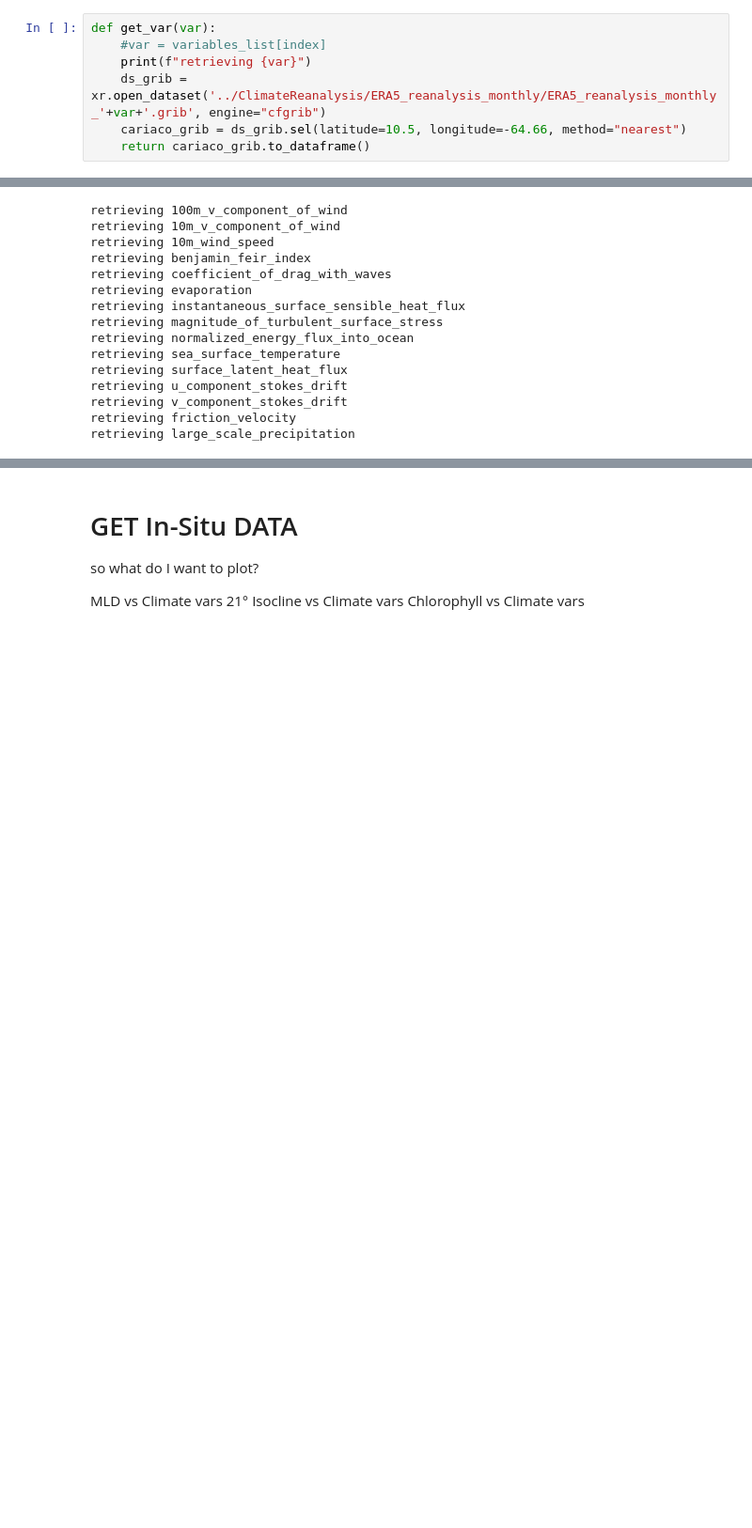
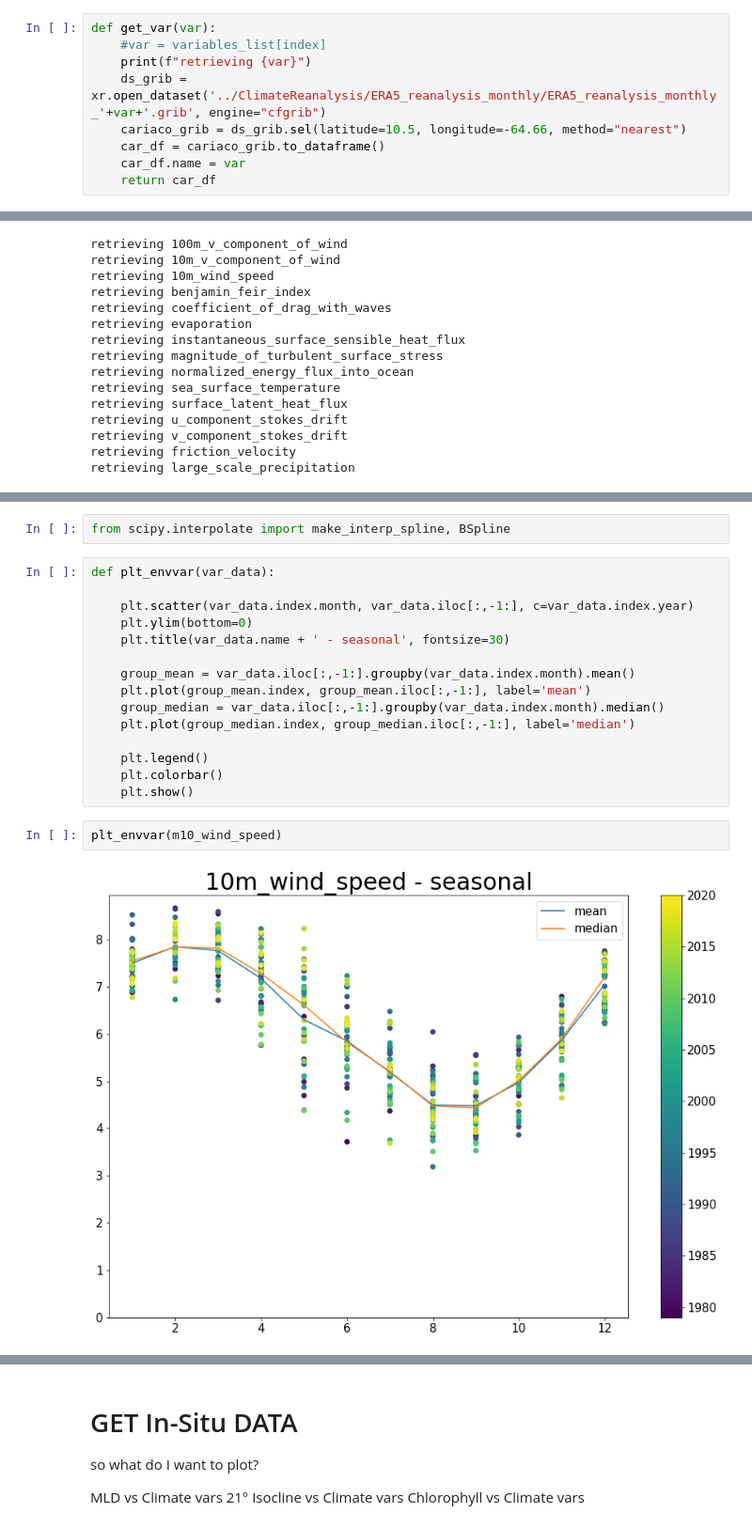
Before and after one commit to ben1post/BennyPhD, a Jupyter notebook: CaRiaco/SCRIPPS/CARIACO_data/PrelimDataExploration/PLOT_InSituVSClimateReanalysis.ipynb, the cells around one changed output, grey strips where cells are left out. Shown at 94% size. Saved outputs shown, nothing was run; the diff lists cells and outputs as text; blank space fills up the shorter version.

```diff
--- a/CaRiaco/SCRIPPS/CARIACO_data/PrelimDataExploration/PLOT_InSituVSClimateReanalysis.ipynb
+++ b/CaRiaco/SCRIPPS/CARIACO_data/PrelimDataExploration/PLOT_InSituVSClimateReanalysis.ipynb
@@ -107,4 +107,6 @@ def get_var(var):
     print(f"retrieving {var}")
     ds_grib = xr.open_dataset('../ClimateReanalysis/ERA5_reanalysis_monthly/ERA5_reanalysis_monthly_'+var+'.grib', engine="cfgrib")
     cariaco_grib = ds_grib.sel(latitude=10.5, longitude=-64.66, method="nearest")
-    return cariaco_grib.to_dataframe()
+    car_df = cariaco_grib.to_dataframe()
+    car_df.name = var
+    return car_df
@@ -299,0 +235,21 @@ Text(0.5, 1.0, 'large_scale_precipitation - seasonal')
+# %%
+from scipy.interpolate import make_interp_spline, BSpline
+# %%
+def plt_envvar(var_data):
+
+    plt.scatter(var_data.index.month, var_data.iloc[:,-1:], c=var_data.index.year)
+    plt.ylim(bottom=0)
+    plt.title(var_data.name + ' - seasonal', fontsize=30)
+
+    group_mean = var_data.iloc[:,-1:].groupby(var_data.index.month).mean()
+    plt.plot(group_mean.index, group_mean.iloc[:,-1:], label='mean')
+    group_median = var_data.iloc[:,-1:].groupby(var_data.index.month).median()
+    plt.plot(group_median.index, group_median.iloc[:,-1:], label='median')
+
+    plt.legend()
+    plt.colorbar()
+    plt.show()
+# %%
+plt_envvar(m10_wind_speed)
+# %% [output]
+[figure, added]
```
Also changed, not shown: parts of 37 cells of this notebook, 21 other files.
